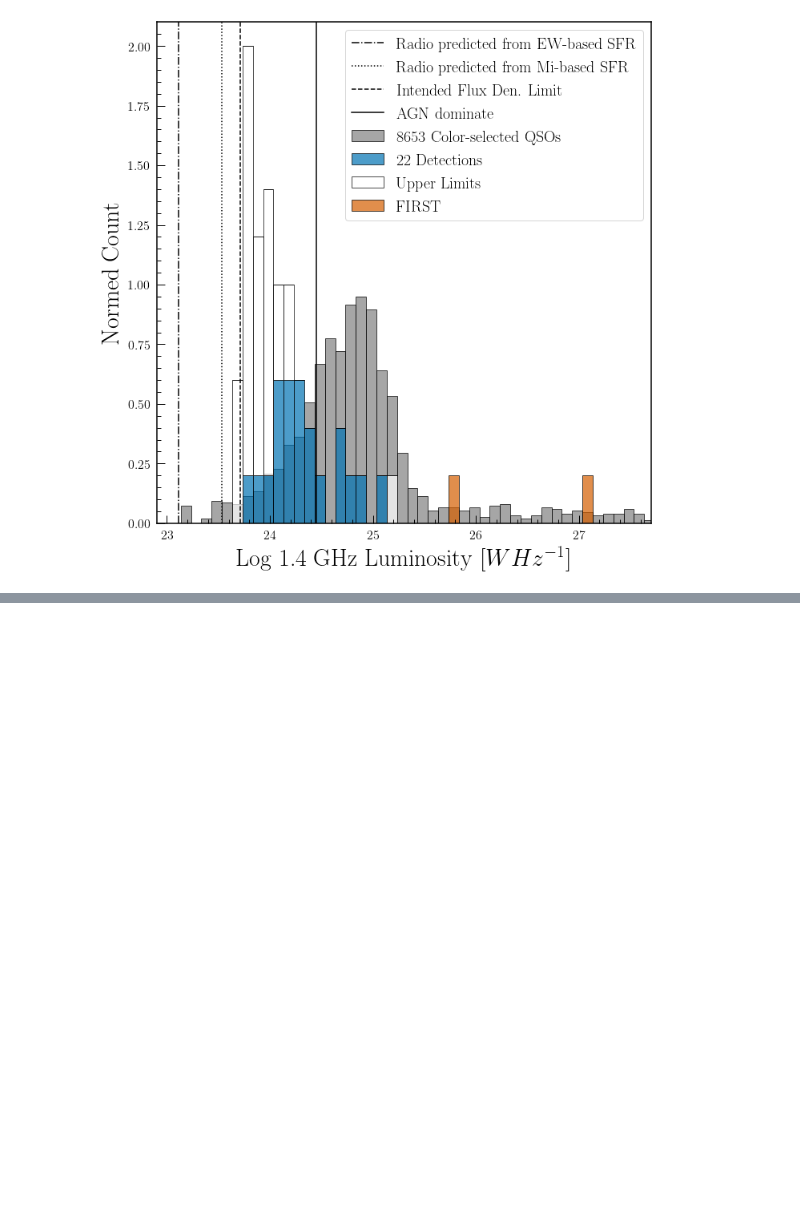
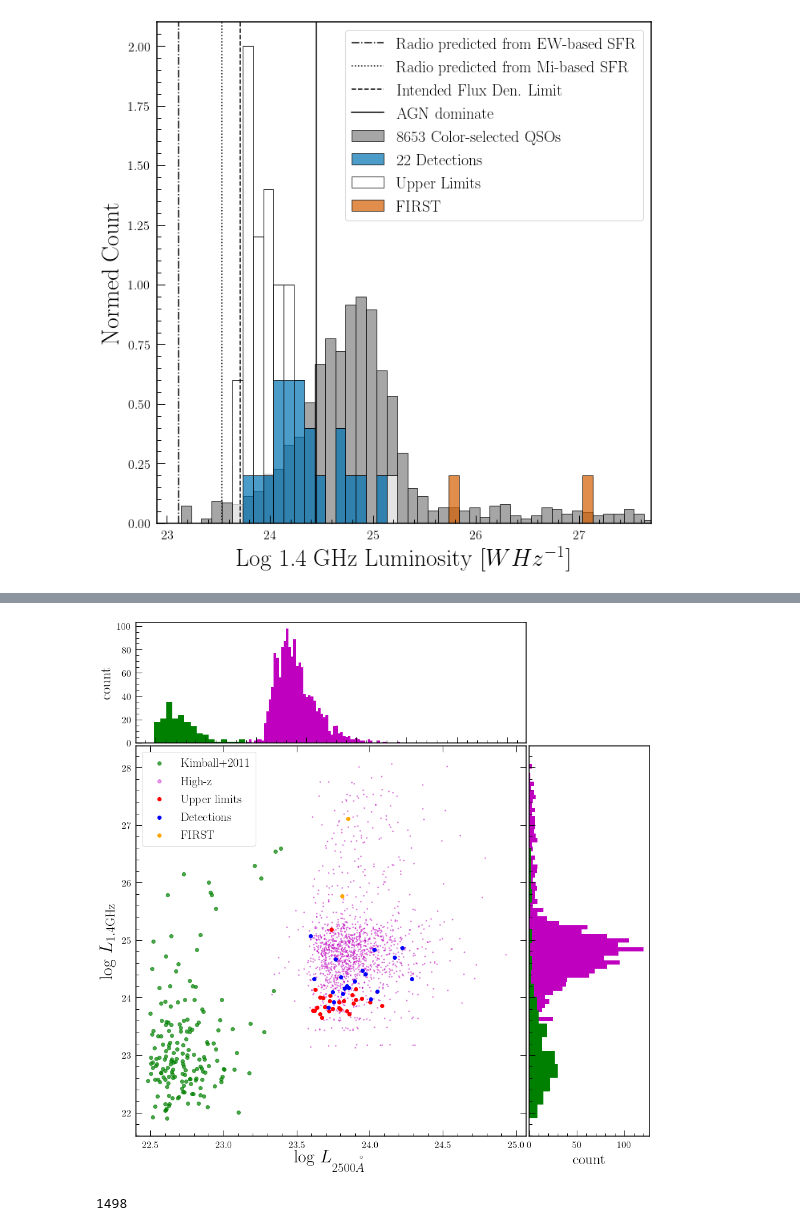
Before and after one commit to RichardsGroup/VLA2018b, a Jupyter notebook: MakeFigures_forPaper.ipynb, the cells around one changed output, grey strips where cells are left out. Cells and saved outputs as stored; diff of their text form; code cells hidden in the pictures; blank space fills up the shorter version.

```diff
--- a/MakeFigures_forPaper.ipynb
+++ b/MakeFigures_forPaper.ipynb
@@ -483,0 +500,79 @@ plt.show()
+# %%
+shen = pd.read_csv("PGv2_DR7_data/grdr7_Shen2011_targ_uni.csv")
+#Optical data
+z_hiz0 = shen[["REDSHIFT"]].values.flatten()
+z_hiz = shen[["REDSHIFT"]].values.flatten()[(z_hiz0<1.75)]
+Miz2_hiz = shen[["MI_Z2"]].values.flatten()[(z_hiz0<1.75)]
+L2500_hiz = -0.4 * (Miz2_hiz + 48.6 + 2.5*np.log10(1.+2.)) + np.log10(4.*np.pi*d**2.) - 7.
+#Radio data derived from forced photometry
+#AGNmask=0.5: above AGN-dom, below jet-dom
+#AGNmask=1.0: above jet-dom
+AGNmask = shen[["AGNmask_fp_trevor"]].values.flatten()[(z_hiz0<1.75)]
+L14_hiz = shen[["L14_fp_trevor"]].values.flatten()[(z_hiz0<1.75)]
+# %%
+kell = pd.read_csv("Kellermann_MIZ2.csv")
+z_kell    = kell[["REDSHIFT"]].values.flatten()
+Miz2_kell = kell[["MI_Z2"]].values.flatten()
+L2500_kell= -0.4 * (Miz2_kell + 48.6 + 2.5*np.log10(1.+2.)) + np.log10(4.*np.pi*d**2.) - 7.
+S6_kell   = kell[["S(6)_t"]].values.flatten()
+L14_kell   = radluminosity(1.4, 6., S6_kell, -0.7, z_kell)
+# %%
+# definitions for the axes
+left, width = 0.1, 0.65
+bottom, height = 0.1, 0.65
+spacing = 0.005
+
+
+rect_scatter = [left, bottom, width, height]
+rect_histx = [left, bottom + height + spacing, width, 0.2]
+rect_histy = [left + width + spacing, bottom, 0.2, height]
+
+# start with a rectangular Figure
+plt.figure(figsize=(14, 14))
+
+ax_scatter = plt.axes(rect_scatter)
+ax_scatter.tick_params(direction='in', top=True, right=True)
+ax_histx = plt.axes(rect_histx)
+ax_histx.tick_params(direction='in', labelbottom=False)
+ax_histy = plt.axes(rect_histy)
+ax_histy.tick_params(direction='in', labelleft=False)
+
+#Draw a line representing R=1
+#Req1 = np.arange(22.2, 25.5, 0.1)
+#ax_scatter.plot(Req1, Req1, ":k")
+
+#Plot Kimball/Kellermann data
+ax_scatter.scatter(L2500_kell, L14_kell, color="g", alpha=0.7, label="Kimball+2011")
+#Plot all positive NVSS values
+ax_scatter.scatter(L2500_hiz[L14_hiz>0.], L14_hiz[L14_hiz>0.], color="m", s=3, alpha=0.4)
+ax_scatter.scatter(26., 25., color="m", alpha=0.4, label="High-z")
+#Plot GTR data
+ax_scatter.scatter(logL2500[D==0], logGTR[D==0], color="red", label="Upper limits")
+ax_scatter.scatter(logL2500[D==1], logGTR[D==1], color="blue", label="Detections")
+ax_scatter.scatter(logL2500[D==2], logGTR[D==2], color="orange", label="FIRST")
+
+#Plot x axis distribution
+ax_histx.hist(L2500_hiz[L14_hiz>0.],bins=65,align='mid',color="m")
+ax_histx.hist(L2500_kell,bins=15,align='mid',color="g")
+ax_histx.set_ylabel('count', fontsize=25)
+
+ax_histy.hist(L14_hiz[L14_hiz>0.],bins=65,orientation='horizontal',align='mid',color="m")
+ax_histy.hist(L14_kell,bins=20,orientation='horizontal',align='mid',color="g")
+ax_histy.set_xlabel('count', fontsize=25)
+
+ax_histx.set_xlim(ax_scatter.get_xlim())
+ax_histy.set_ylim(ax_scatter.get_ylim())
+
+ax_scatter.set_xlabel("log $L_{2500\AA}$", fontsize=30)
+ax_scatter.set_ylabel("log $L_\mathrm{1.4GHz}$", fontsize=30)
+ax_scatter.legend(loc="best", prop={"size": 20.5})
+ax_scatter.set_xlim(22.40, 25.07)
+plt.tight_layout()
+plt.savefig("PaperPlots/radioVSopt_whistos.pdf")
+plt.show()
+# %% [output]
+[figure, added]
+# %%
+(L14_hiz>0.).sum()
+# %% [output]
+1498
```
Also changed, not shown: parts of 7 cells of this notebook, 1 other file.
